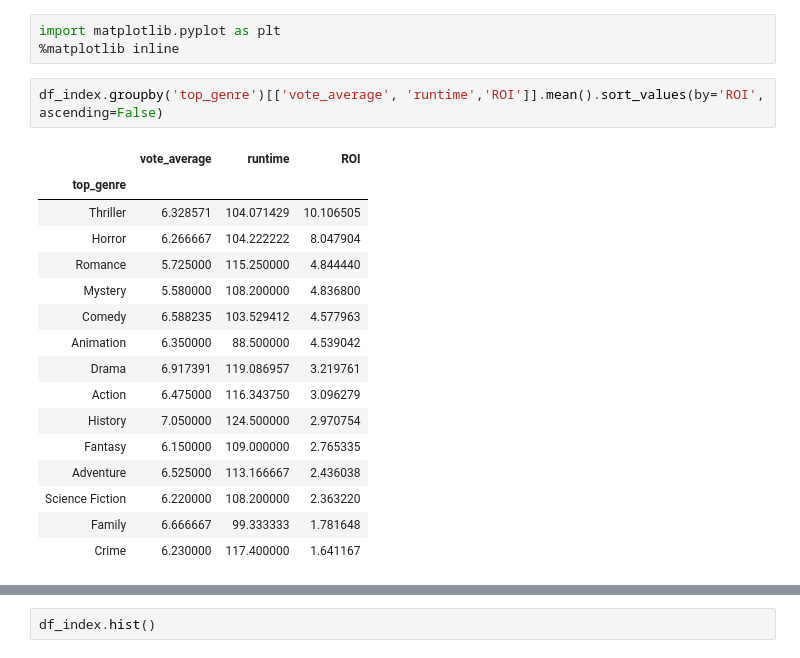
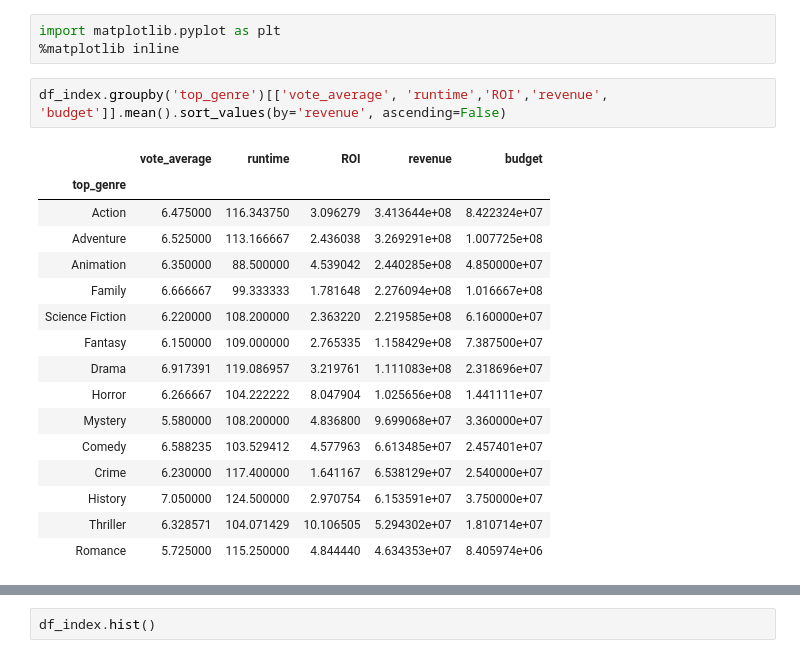
Before and after one commit to Dlisk92/Mod-1-Project_HTX-DS-111819, a Jupyter notebook: MovieAnalysis.ipynb, the cells around one changed output, grey strips where cells are left out. Saved outputs shown, nothing was run; the diff lists cells and outputs as text.

```diff
--- a/MovieAnalysis.ipynb
+++ b/MovieAnalysis.ipynb
@@ -330,24 +320,24 @@ df_index[df_index['top_genre'] == 'Adventure']
 import matplotlib.pyplot as plt
 %matplotlib inline
 # %%
-df_index.groupby('top_genre')[['vote_average', 'runtime','ROI']].mean().sort_values(by='ROI', ascending=False)
+df_index.groupby('top_genre')[['vote_average', 'runtime','ROI','revenue', 'budget']].mean().sort_values(by='revenue', ascending=False)
 # %% [output]
-|  | vote_average | runtime | ROI |
-| top_genre |  |  |  |
-| Thriller | 6.328571 | 104.071429 | 10.106505 |
-| Horror | 6.266667 | 104.222222 | 8.047904 |
-| Romance | 5.725000 | 115.250000 | 4.844440 |
-| Mystery | 5.580000 | 108.200000 | 4.836800 |
-| Comedy | 6.588235 | 103.529412 | 4.577963 |
-| Animation | 6.350000 | 88.500000 | 4.539042 |
-| Drama | 6.917391 | 119.086957 | 3.219761 |
-| Action | 6.475000 | 116.343750 | 3.096279 |
-| History | 7.050000 | 124.500000 | 2.970754 |
-| Fantasy | 6.150000 | 109.000000 | 2.765335 |
-| Adventure | 6.525000 | 113.166667 | 2.436038 |
-| Science Fiction | 6.220000 | 108.200000 | 2.363220 |
-| Family | 6.666667 | 99.333333 | 1.781648 |
-| Crime | 6.230000 | 117.400000 | 1.641167 |
+|  | vote_average | runtime | ROI | revenue | budget |
+| top_genre |  |  |  |  |  |
+| Action | 6.475000 | 116.343750 | 3.096279 | 3.413644e+08 | 8.422324e+07 |
+| Adventure | 6.525000 | 113.166667 | 2.436038 | 3.269291e+08 | 1.007725e+08 |
+| Animation | 6.350000 | 88.500000 | 4.539042 | 2.440285e+08 | 4.850000e+07 |
+| Family | 6.666667 | 99.333333 | 1.781648 | 2.276094e+08 | 1.016667e+08 |
+| Science Fiction | 6.220000 | 108.200000 | 2.363220 | 2.219585e+08 | 6.160000e+07 |
+| Fantasy | 6.150000 | 109.000000 | 2.765335 | 1.158429e+08 | 7.387500e+07 |
+| Drama | 6.917391 | 119.086957 | 3.219761 | 1.111083e+08 | 2.318696e+07 |
+| Horror | 6.266667 | 104.222222 | 8.047904 | 1.025656e+08 | 1.441111e+07 |
+| Mystery | 5.580000 | 108.200000 | 4.836800 | 9.699068e+07 | 3.360000e+07 |
+| Comedy | 6.588235 | 103.529412 | 4.577963 | 6.613485e+07 | 2.457401e+07 |
+| Crime | 6.230000 | 117.400000 | 1.641167 | 6.538129e+07 | 2.540000e+07 |
+| History | 7.050000 | 124.500000 | 2.970754 | 6.153591e+07 | 3.750000e+07 |
+| Thriller | 6.328571 | 104.071429 | 10.106505 | 5.294302e+07 | 1.810714e+07 |
+| Romance | 5.725000 | 115.250000 | 4.844440 | 4.634353e+07 | 8.405974e+06 |
 # %%
 df_index.groupby('top_genre')[['ROI']].mean().sort_values(by='ROI', ascending=False).plot(kind='barh', figsize=(12,8))
 # %% [output]
```
Also changed, not shown: parts of 21 cells of this notebook, 1 other file.
